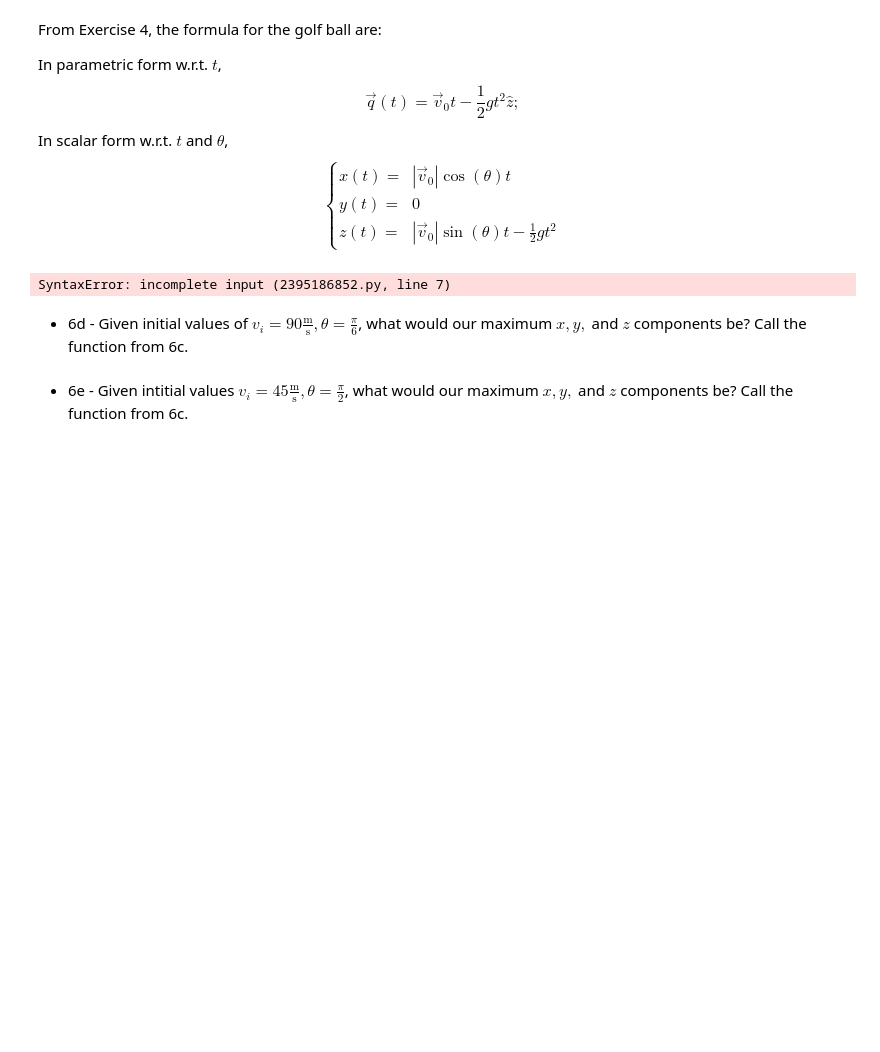
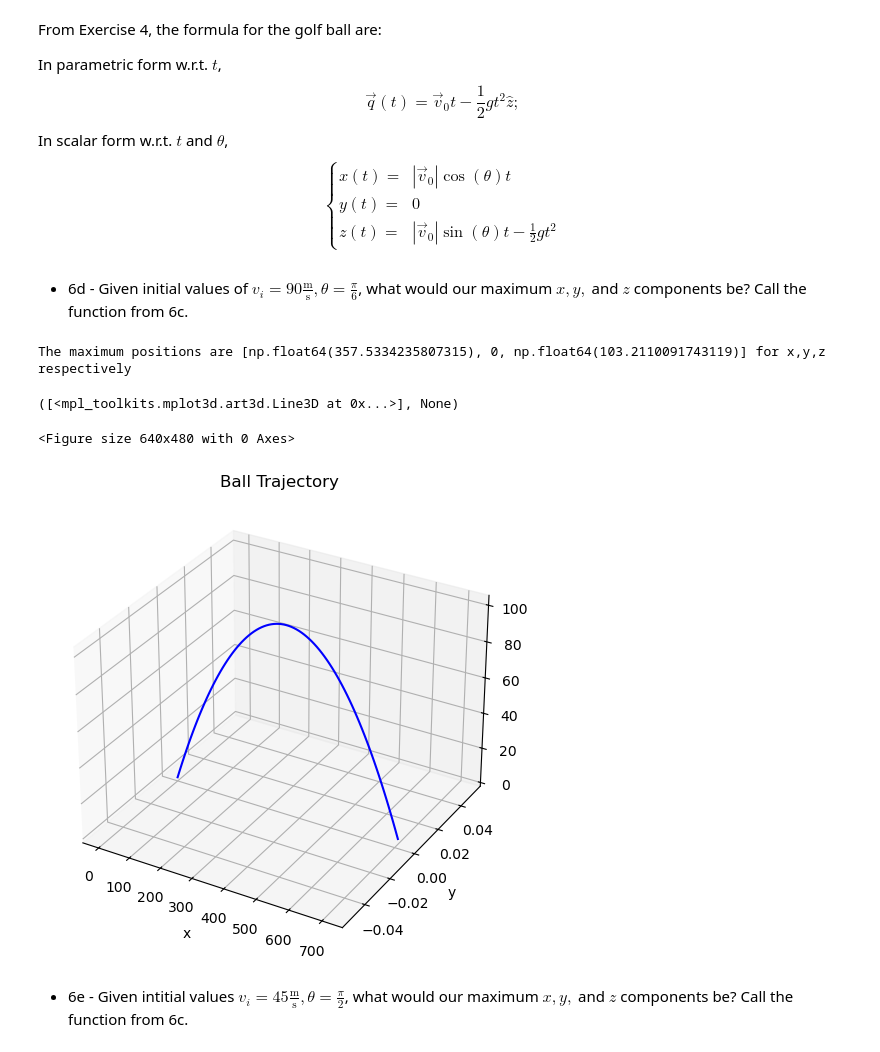
Before and after one commit to BruhddyTheThird/ProfCPisGoatedLib, a Jupyter notebook: HW II.ipynb, the cells around one changed output. Saved outputs shown, nothing was run; the diff lists cells and outputs as text; code cells hidden in the pictures; blank space fills up the shorter version.

```diff
--- a/HW II.ipynb
+++ b/HW II.ipynb
@@ -98,10 +98,44 @@ def t_flight(initial_velocity,theta_deg):
     t_f=2*initial_velocity*np.sin(np.deg2rad(theta_deg))/9.81
     return t_f
 
-def GolfBallModel(initial_velocity,theta_deg):
+def max_pos(initial_velocity,theta_deg):
+    X_max=initial_velocity*np.cos(np.deg2rad(theta_deg))*t_flight(initial_velocity,theta_deg)/2
+    Y_max=0
+    Z_max=initial_velocity*np.sin(np.deg2rad(theta_deg))*t_flight(initial_velocity,theta_deg)/2 - 1/2*9.81*(t_flight(initial_velocity,theta_deg)/2)**2
+    return [X_max, Y_max, Z_max]
+
+def plot_traj(initial_velocity,theta_deg):
+    t_array=np.arange(0.0, t_flight(initial_velocity, theta_deg), 0.1)
+    R_pos=[]
+    for i in range(len(t_array)):
+        X_pos=initial_velocity*np.cos(np.deg2rad(theta_deg))*t_array[i]
+        Y_pos=0
+        Z_pos=initial_velocity*np.sin(np.deg2rad(theta_deg))*t_array[i] - 1/2*9.81*(t_array[i])**2
+        R_pos.append([X_pos, Y_pos, Z_pos])
+
+    R_pos=np.array(R_pos)
+    fig=plt.figure()
+    plt.figure(figsize=(10,6))
+    ax=plt.axes(projection='3d')
+    Xline=R_pos[:,0]
+    Yline=R_pos[:,1]
+    Zline=R_pos[:,2]
+    ax.set_xlabel('x')
+    ax.set_ylabel('y')
+    ax.set_zlabel('z')
+    ax.set_title('Ball Trajectory')
+    return ax.plot3D(Xline,Yline,Zline,'blue')
+
+def Ball_Model(initial_velocity, theta_deg):
+    return plot_traj(initial_velocity,theta_deg), print("The maximum positions are", max_pos(initial_velocity,theta_deg),"for x,y,z respectively")
-# %% [output]
-SyntaxError: incomplete input (2395186852.py, line 7)
 # %% [markdown]
 - 6d - Given initial values of $v_i = 90\frac{\text{m}}{\text{s}}, \theta = \frac{\pi}{6}$, what would our maximum $x,y,$ and $z$ components be? Call the function from 6c.
+# %%
+Ball_Model(90, np.rad2deg(np.pi/6))
+# %% [output]
+The maximum positions are [np.float64(357.5334235807315), 0, np.float64(103.2110091743119)] for x,y,z respectively
+([<mpl_toolkits.mplot3d.art3d.Line3D at 0x...>], None)
+<Figure size 640x480 with 0 Axes>
+[figure, added]
 # %% [markdown]
 - 6e - Given intitial values $v_i = 45\frac{\text{m}}{\text{s}}, \theta = \frac{\pi}{2}$, what would our maximum $x,y,$ and $z$ components be? Call the function from 6c.
```
Also changed, not shown: parts of 2 cells of this notebook.
